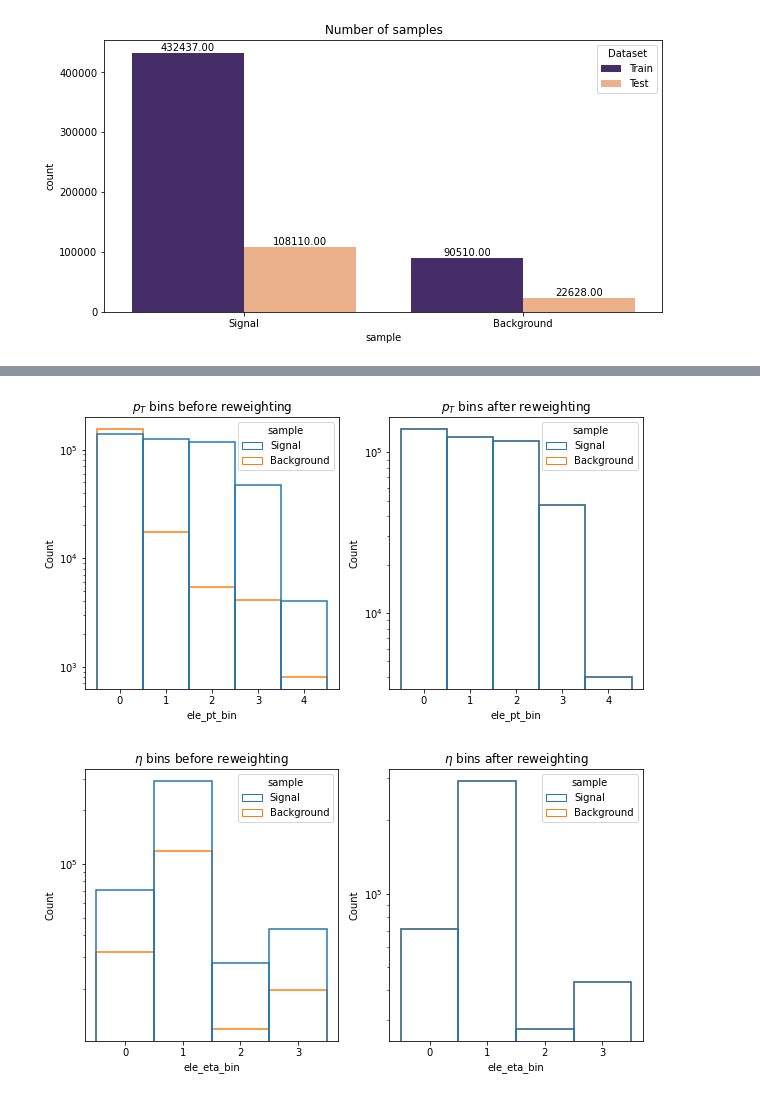
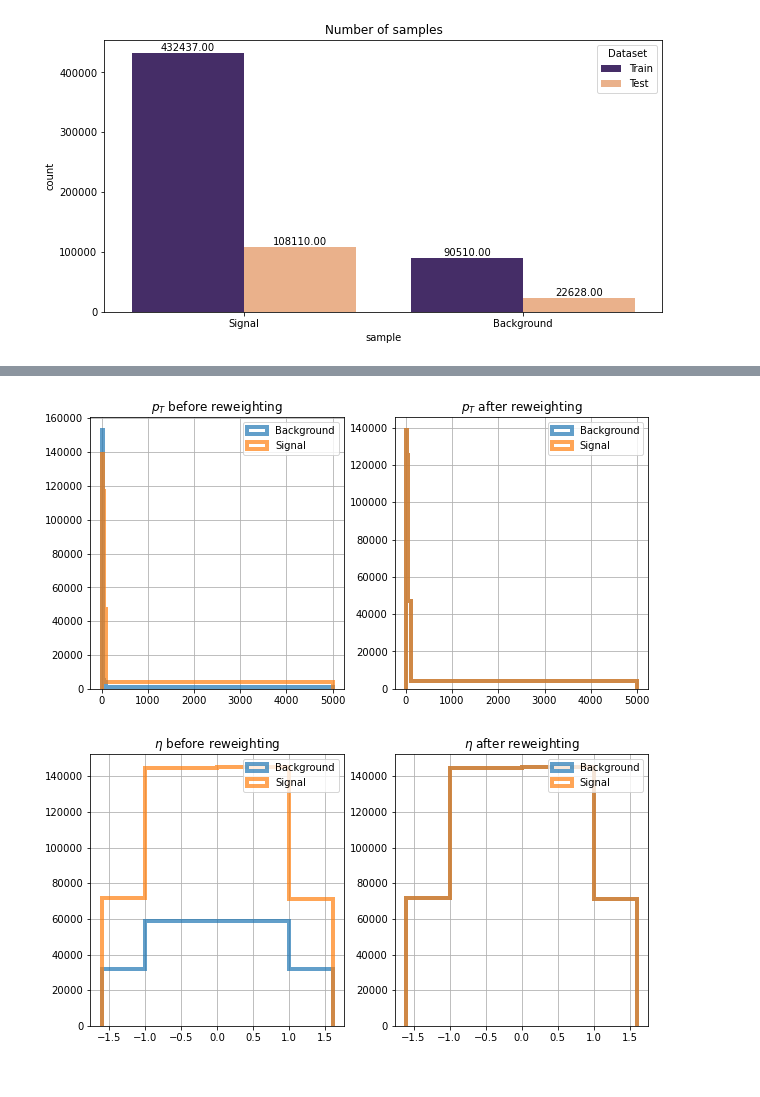
Before and after one commit to cms-egamma/ID-Trainer, a Jupyter notebook: TrainerCombined.ipynb, the cells around one changed output, grey strips where cells are left out. Cells and saved outputs as stored; diff of their text form; code cells hidden in the pictures.

Commit message:
issues with seaborn histplot

```diff
--- a/TrainerCombined.ipynb
+++ b/TrainerCombined.ipynb
@@ -235,43 +235,37 @@ if Conf.Reweighing=='ptetaSig' or Conf.Reweighing=='ptetaBkg':
                                     bins=Conf.ptbins, labels=list(range(len(Conf.ptbins)-1)))
     df_final["ele_eta_bin"] = pd.cut(df_final[Conf.etawtvar],
                                      bins=Conf.etabins, labels=list(range(len(Conf.etabins)-1)))
-# %%
-import numpy as np
-import matplotlib.pyplot as plt
-import seaborn as sns
-fig, ax = plt.subplots(1, 2, figsize=(10, 5))
-
-sns.histplot(data=df_final.loc[TrainIndices], x="ele_pt_bin", hue="sample",ax=ax[0], bins=[i for i in range(len(Conf.ptbins)-1)],
-             element="bars", fill=False,
-             weights="xsecwt")
-ax[0].set_yscale("log")
-ax[0].set_title('$p_T$ bins before reweighting')
-
-sns.histplot(data=df_final.loc[TrainIndices], x="ele_pt_bin", hue="sample",ax=ax[1], bins=[i for i in range(len(Conf.ptbins)-1)],
-             element="bars", fill=False,
-             weights="NewWt")
-ax[1].set_yscale("log")
-ax[1].set_title('$p_T$ bins after reweighting')
-
-fig.savefig(Conf.OutputDirName+"/pT_rwt.pdf")
-# %% [output]
-[figure, removed]
-# %%
-fig, ax = plt.subplots(1, 2, figsize=(10, 5))
-
-sns.histplot(data=df_final.loc[TrainIndices], x="ele_eta_bin", hue="sample",ax=ax[0], bins=[i for i in range(len(Conf.etabins)-1)],
-             element="bars", fill=False,
-            weights="xsecwt")
-ax[0].set_yscale("log")
-ax[0].set_title('$\eta$ bins before reweighting')
-
-sns.histplot(data=df_final.loc[TrainIndices], x="ele_eta_bin", hue="sample",ax=ax[1], bins=[i for i in range(len(Conf.etabins)-1)],
-             element="bars", fill=False,
-            weights="NewWt")
-ax[1].set_yscale("log")
-ax[1].set_title('$\eta$ bins after reweighting')
-
-fig.savefig(Conf.OutputDirName+"/eta_rwt.pdf")
-# %% [output]
-[figure, removed]
+# %%
+import numpy as np
+import matplotlib.pyplot as plt
+import seaborn as sns
+
+
+fig, ax = plt.subplots(1, 2, figsize=(10, 5))
+for i,group_df in df_final[df_final['Dataset'] == "Train"].groupby("EleType"):
+    group_df[Conf.ptwtvar].hist(histtype='step', bins=Conf.ptbins, alpha=0.7,label=label[i], ax=ax[0], density=False, ls='-', weights =group_df["xsecwt"],linewidth=4)
+    ax[0].set_title("$p_T$ before reweighting")
+    ax[0].legend()
+    group_df[Conf.ptwtvar].hist(histtype='step', bins=Conf.ptbins, alpha=0.7,label=label[i], ax=ax[1], density=False, ls='-', weights =group_df["NewWt"],linewidth=4)
+    ax[1].set_title("$p_T$ after reweighting")
+    ax[1].legend()
+fig.savefig(Conf.OutputDirName+"/pT_rwt.pdf")
+
+fig, ax = plt.subplots(1, 2, figsize=(10, 5))
+for i,group_df in df_final[df_final['Dataset'] == "Train"].groupby("EleType"):
+    group_df[Conf.etawtvar].hist(histtype='step',
+                                 bins=Conf.etabins,
+                                 #[i for i in range(len(Conf.etabins)-1)],
+                                 alpha=0.7,label=label[i], ax=ax[0], density=False, ls='-', weights =group_df["xsecwt"],linewidth=4)
+    ax[0].set_title("$\eta$ before reweighting")
+    ax[0].legend()
+    group_df[Conf.etawtvar].hist(histtype='step',
+                                 bins=Conf.etabins,
+                                 alpha=0.7,label=label[i], ax=ax[1], density=False, ls='-', weights =group_df["NewWt"],linewidth=4)
+    ax[1].set_title("$\eta$ after reweighting")
+    ax[1].legend()
+fig.savefig(Conf.OutputDirName+"/eta_rwt.pdf")
+# %% [output]
+[figure, added]
+[figure, added]
 # %%
```
Also changed, not shown: parts of 7 cells of this notebook, 3 other files.
